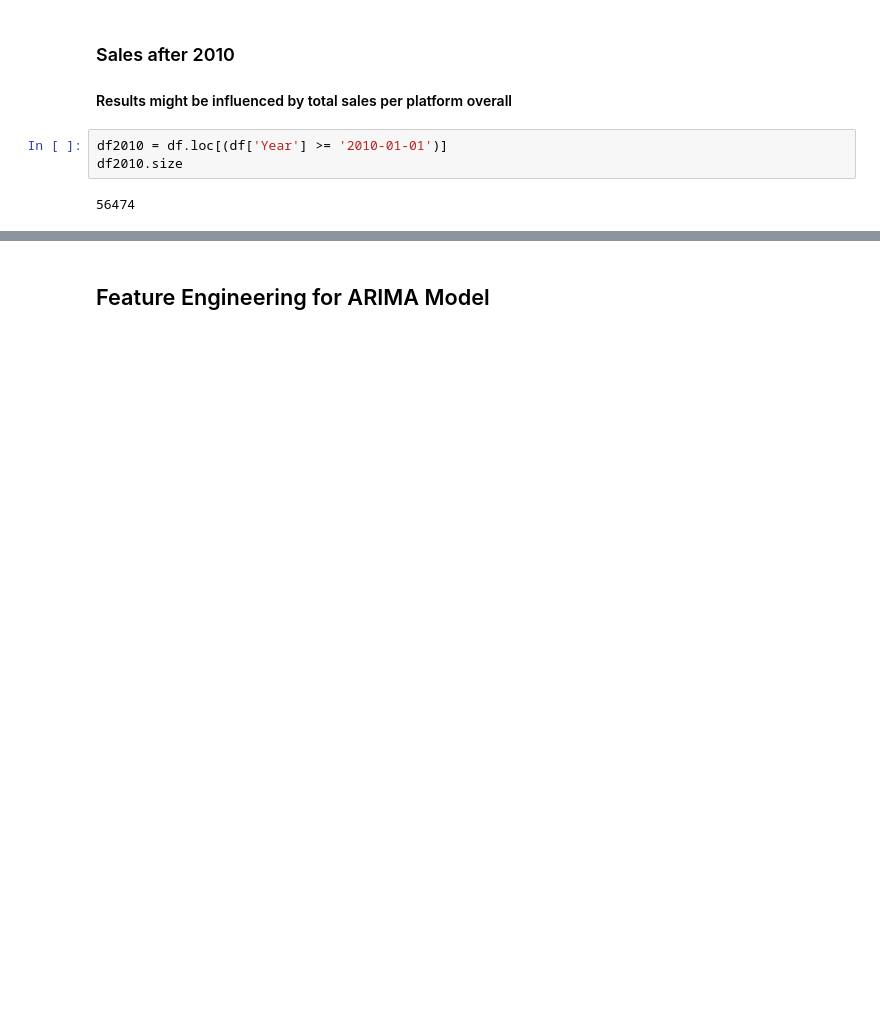
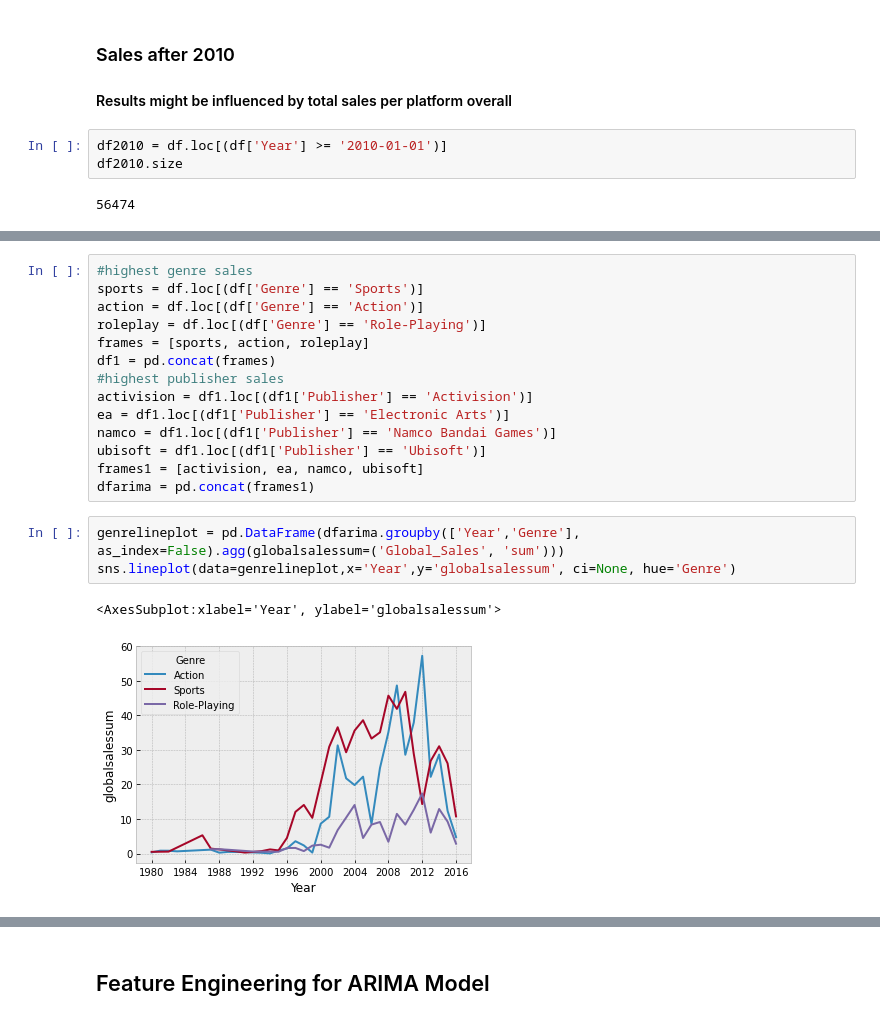
Before and after one commit to JorgeLiako1998/CSE801B, a Jupyter notebook: CSE801B_project.ipynb, the cells around one changed output, grey strips where cells are left out. Drawn from its saved outputs; the diff is of its cells as text; blank space fills up the shorter version.

```diff
--- a/CSE801B_project.ipynb
+++ b/CSE801B_project.ipynb
@@ -184,0 +185,20 @@ Text(0.5, 1.0, 'Sales per Publisher since 2010')
+# %%
+#highest genre sales
+sports = df.loc[(df['Genre'] == 'Sports')]
+action = df.loc[(df['Genre'] == 'Action')]
+roleplay = df.loc[(df['Genre'] == 'Role-Playing')]
+frames = [sports, action, roleplay]
+df1 = pd.concat(frames)
+#highest publisher sales
+activision = df1.loc[(df1['Publisher'] == 'Activision')]
+ea = df1.loc[(df1['Publisher'] == 'Electronic Arts')]
+namco = df1.loc[(df1['Publisher'] == 'Namco Bandai Games')]
+ubisoft = df1.loc[(df1['Publisher'] == 'Ubisoft')]
+frames1 = [activision, ea, namco, ubisoft]
+dfarima = pd.concat(frames1)
+# %%
+genrelineplot = pd.DataFrame(dfarima.groupby(['Year','Genre'], as_index=False).agg(globalsalessum=('Global_Sales', 'sum')))
+sns.lineplot(data=genrelineplot,x='Year',y='globalsalessum', ci=None, hue='Genre')
+# %% [output]
+<AxesSubplot:xlabel='Year', ylabel='globalsalessum'>
+[figure, added]
```
Also changed, not shown: parts of 8 cells of this notebook.
